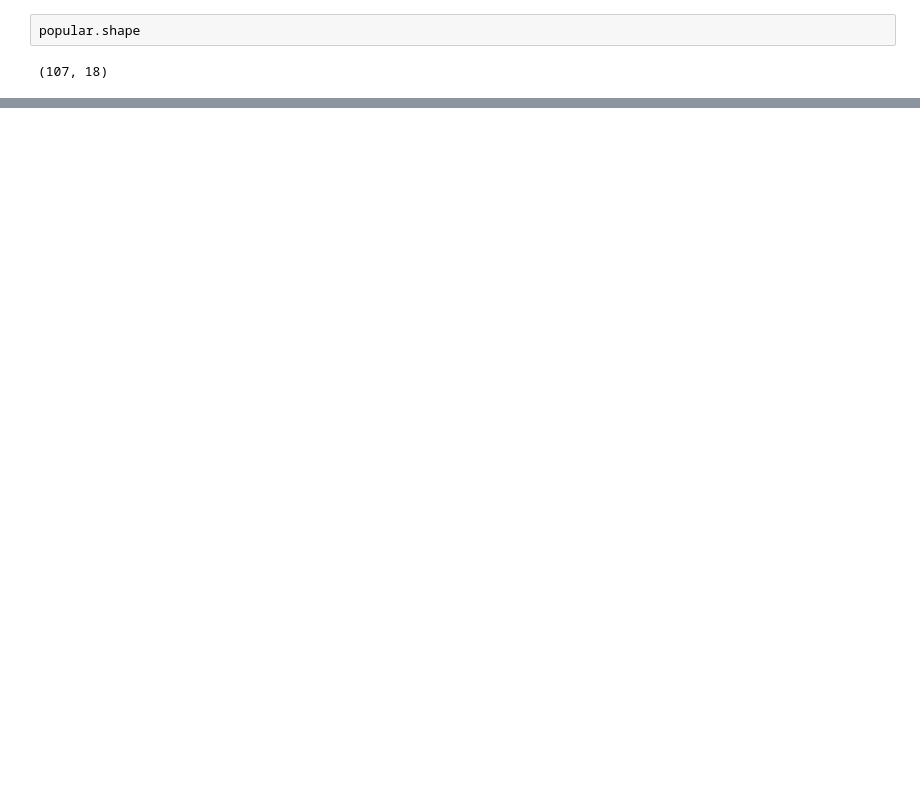
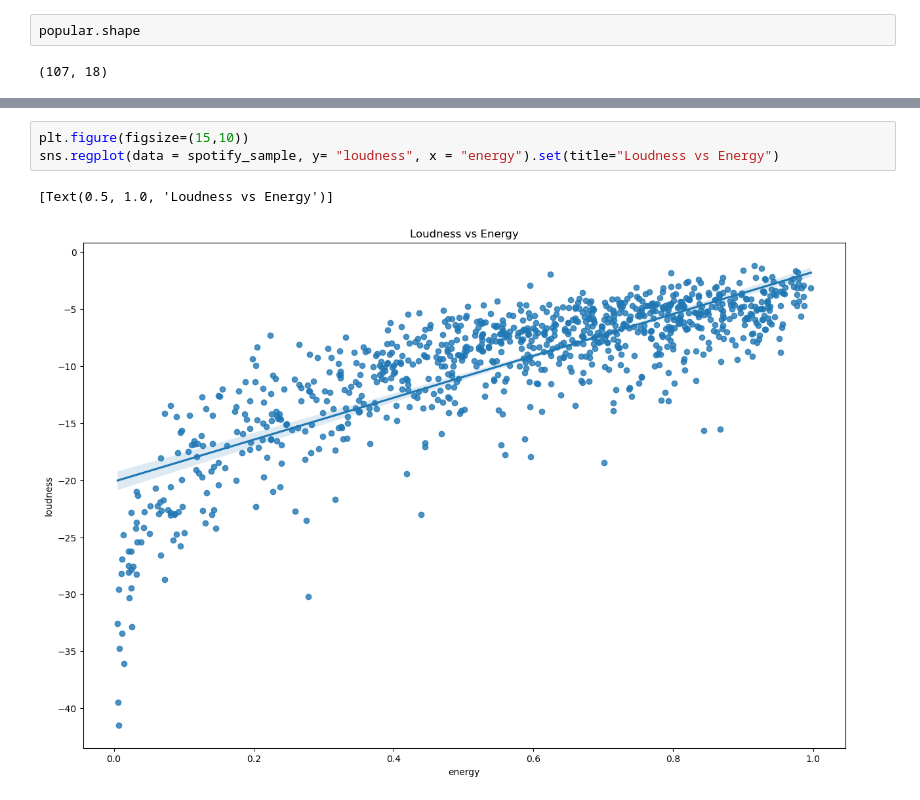
Before and after one commit to dillondiatlo/Team2, a Jupyter notebook: harnish.ipynb, the cells around one changed output, grey strips where cells are left out. Cells and saved outputs as stored; diff of their text form; blank space fills up the shorter version.

```diff
--- a/harnish.ipynb
+++ b/harnish.ipynb
@@ -94,0 +133,6 @@ popular.shape
+# %%
+plt.figure(figsize=(15,10))
+sns.regplot(data = spotify_sample, y= "loudness", x = "energy").set(title="Loudness vs Energy")
+# %% [output]
+[Text(0.5, 1.0, 'Loudness vs Energy')]
+[figure, added]
```
Also changed, not shown: parts of 9 cells of this notebook.
